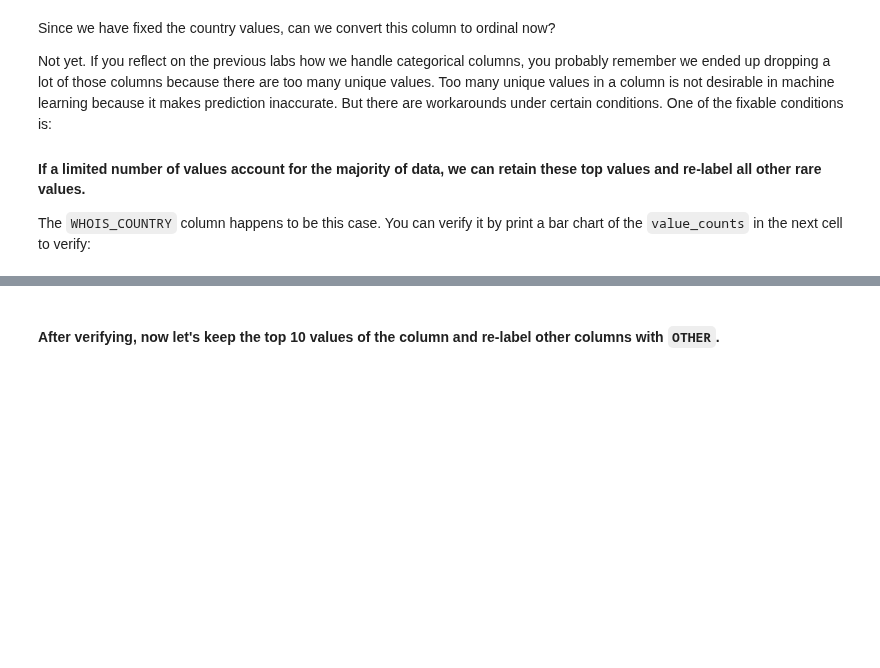
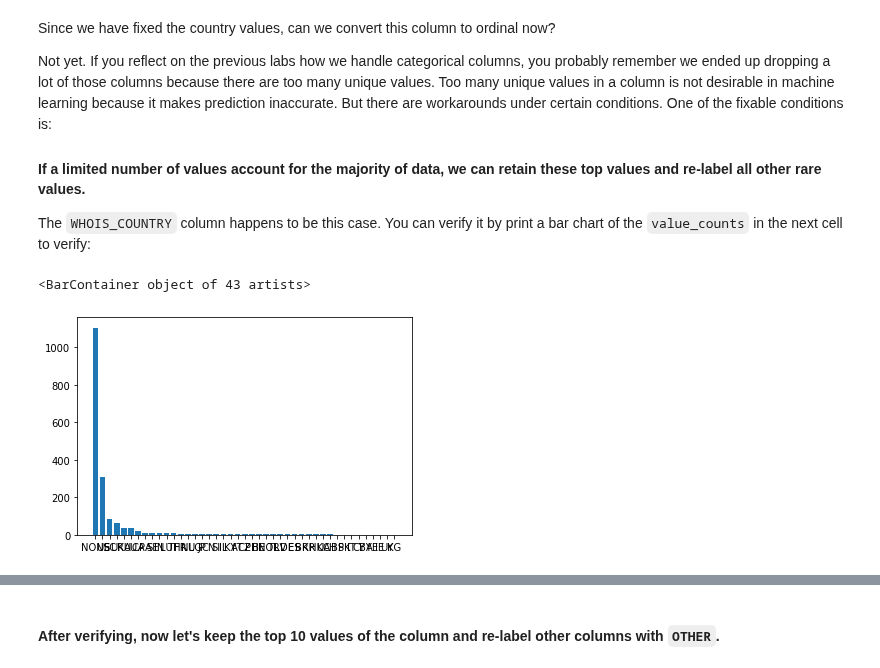
Before and after one commit to ta-data-lis/lab-supervised-learning, a Jupyter notebook: your-code/main.ipynb, the cells around one changed output, grey strips where cells are left out. Saved outputs shown, nothing was run; the diff lists cells and outputs as text; code cells hidden in the pictures; blank space fills up the shorter version.

```diff
--- a/your-code/main.ipynb
+++ b/your-code/main.ipynb
@@ -157,2 +160,4 @@ NAN_columns=['SERVER','DNS_QUERY_TIMES']
+# %%
+websites = websites.drop(["CONTENT_LENGTH"], axis = 1)
 # %%
 # Your comment here
@@ -162,6 +168,8 @@ NAN_columns=['SERVER','DNS_QUERY_TIMES']
 If all cleaned, proceed. Otherwise, go back and do more cleaning.
 # %%
 # Examine missing values in each column
+
+websites=websites.dropna()
 websites.isnull().sum(axis=0)
 # %% [output]
 URL                          0
@@ -217,0 +228,4 @@ SyntaxError: invalid syntax (<ipython-input-68-21a36142fe96>, line 6)
+# %%
+websites['WHOIS_COUNTRY'] = websites['WHOIS_COUNTRY'].replace("[u'GB'; u'UK']", 'UK').replace(
+    'United Kingdom', 'UK').replace('Cyprus', 'CY').replace('GB', 'UK')
+print(websites['WHOIS_COUNTRY'].unique())
@@ -223,5 +242,12 @@ Not yet. If you reflect on the previous labs how we handle categorical columns,
 #### If a limited number of values account for the majority of data, we can retain these top values and re-label all other rare values.
 
 The `WHOIS_COUNTRY` column happens to be this case. You can verify it by print a bar chart of the `value_counts` in the next cell to verify:
+# %%
+import seaborn as sns
+import matplotlib.pyplot as plt
+plt.bar(websites['WHOIS_COUNTRY'].unique(), websites['WHOIS_COUNTRY'].value_counts())
+# %% [output]
+<BarContainer object of 43 artists>
+[figure, added]
 # %%
 # Your code here
```
Also changed, not shown: parts of 40 cells of this notebook.
